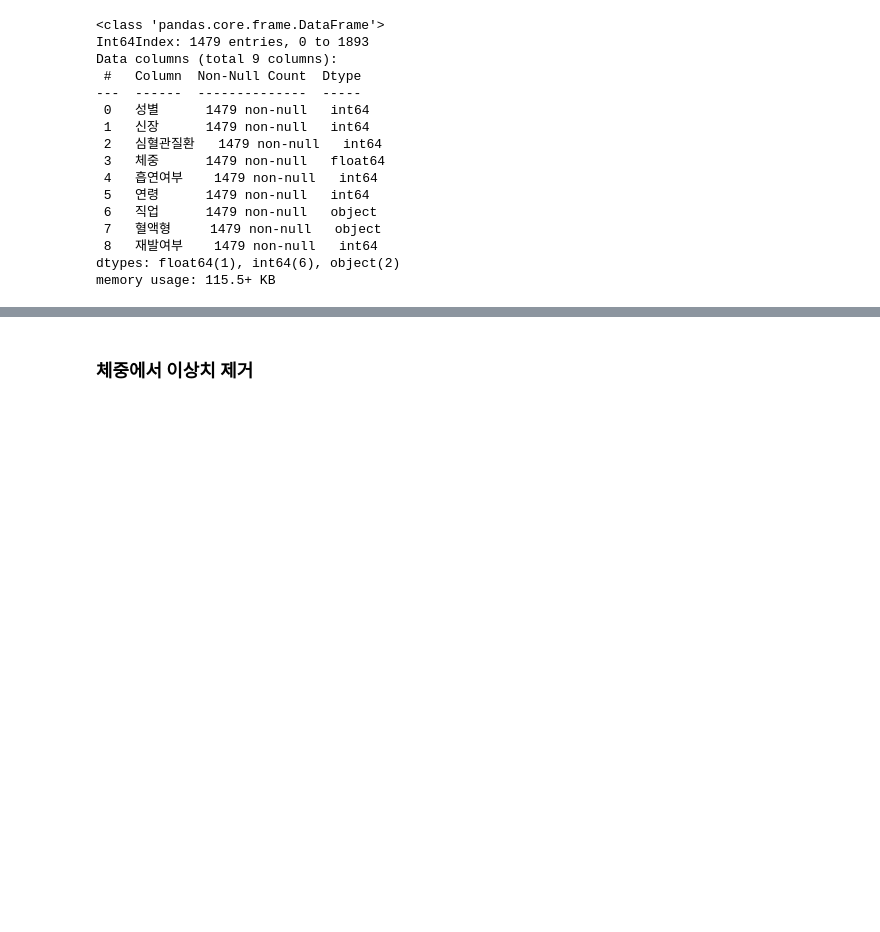
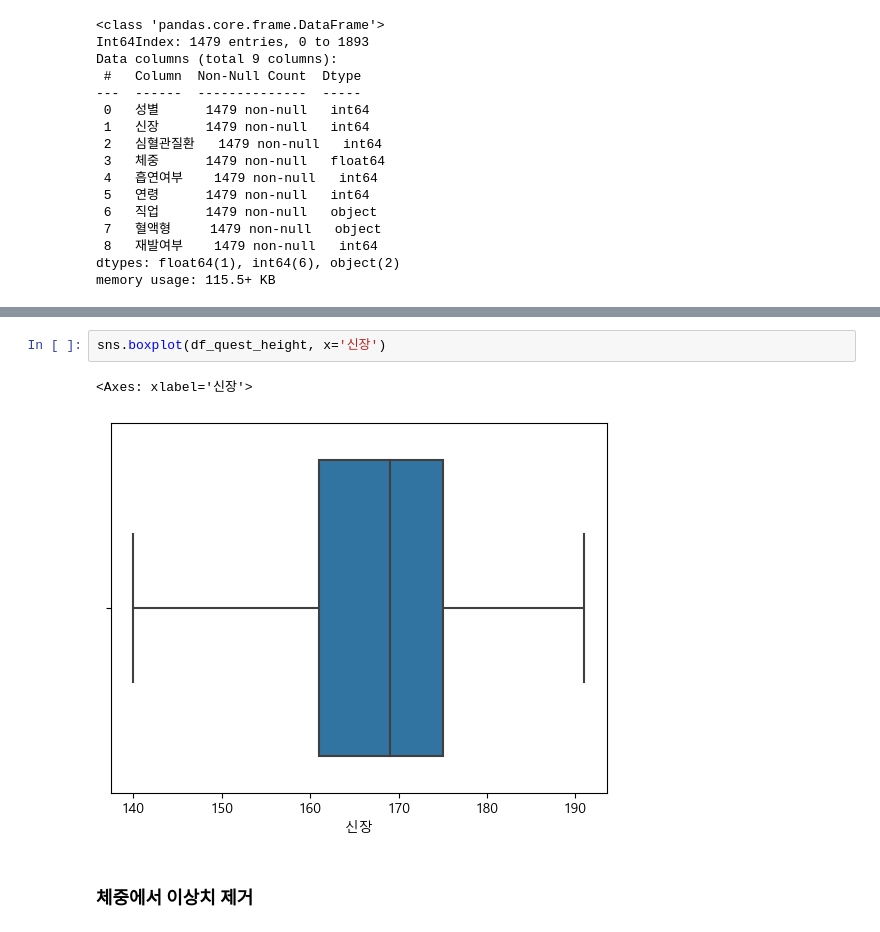
Before and after one commit to dancingKimDH/study_data_analytics, a Jupyter notebook: codes/DDA/RecurrenceOfSurgery_DDA_quests.ipynb, the cells around one changed output, grey strips where cells are left out. Cells and saved outputs as stored; diff of their text form; blank space fills up the shorter version.

```diff
--- a/codes/DDA/RecurrenceOfSurgery_DDA_quests.ipynb
+++ b/codes/DDA/RecurrenceOfSurgery_DDA_quests.ipynb
@@ -114,3 +148,8 @@ memory usage: 115.5+ KB
+# %%
+sns.boxplot(df_quest_height, x='신장')
+# %% [output]
+<Axes: xlabel='신장'>
+[figure, added]
 # %% [markdown]
 ### 체중에서 이상치 제거
 # %%
```
Also changed, not shown: parts of 7 cells of this notebook.
